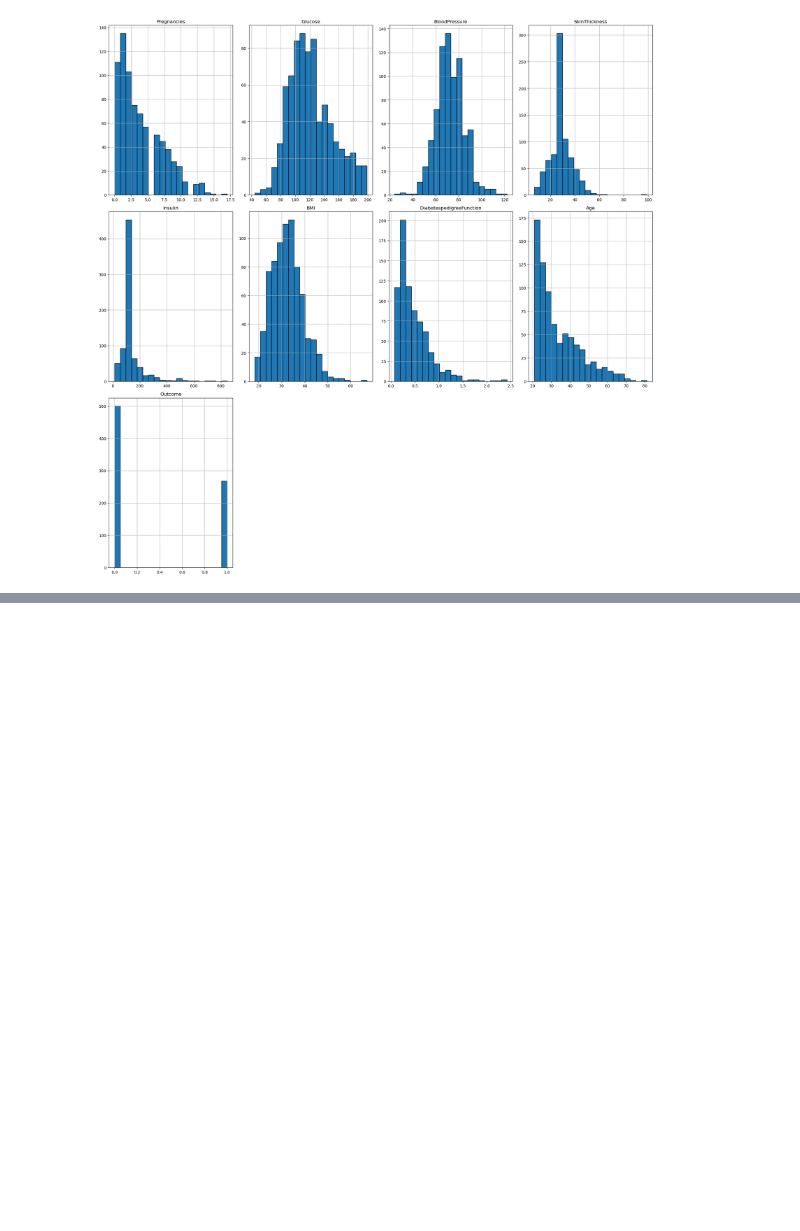
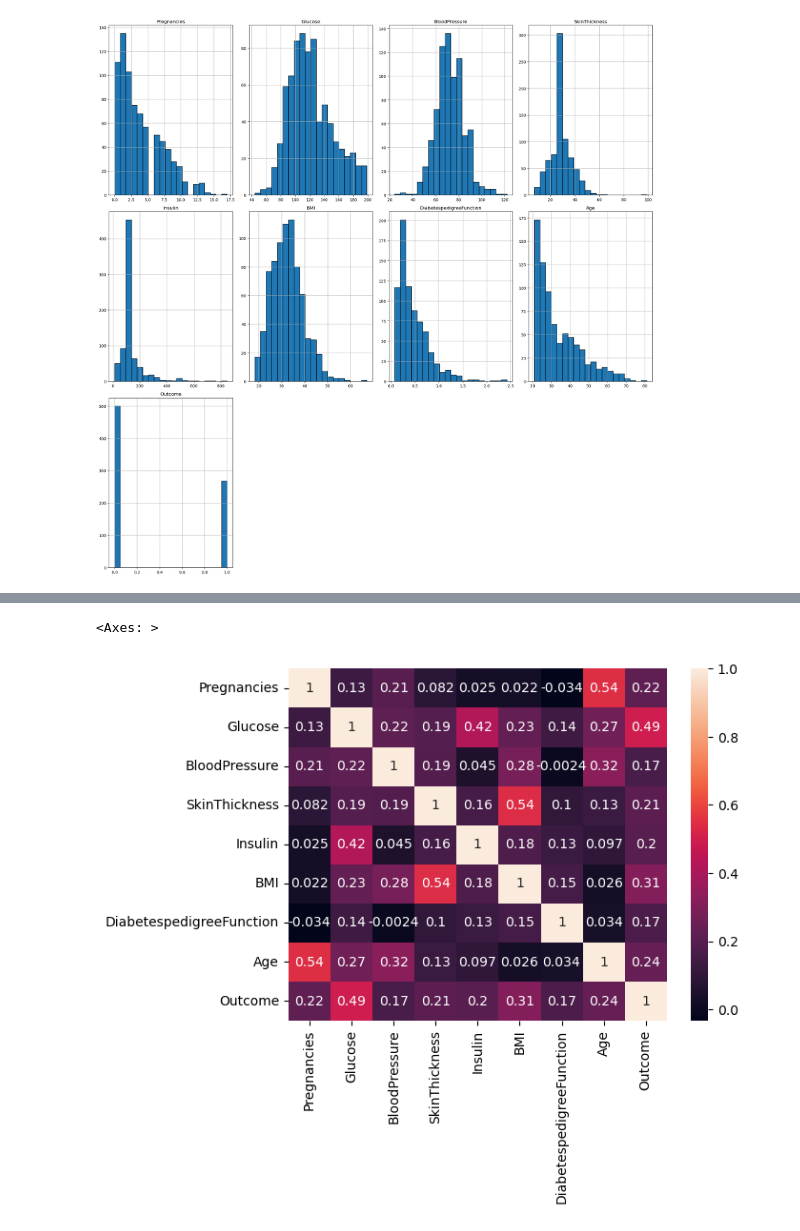
Before and after one commit to bikashsahani/diabetes-patient-eda, a Jupyter notebook: Diabetes_patient_EDA_project.ipynb, the cells around one changed output, grey strips where cells are left out. Drawn from its saved outputs; the diff is of its cells as text; code cells hidden in the pictures; blank space fills up the shorter version.

Commit message:
complete Data analysis of Diabetes patient

```diff
--- a/Diabetes_patient_EDA_project.ipynb
+++ b/Diabetes_patient_EDA_project.ipynb
@@ -587,0 +603,5 @@ plt.show()
+# %%
+sns.heatmap(data.corr(numeric_only=True),annot=True)
+# %% [output]
+<Axes: >
+[figure, added]
```
Also changed, not shown: parts of 30 cells of this notebook.
